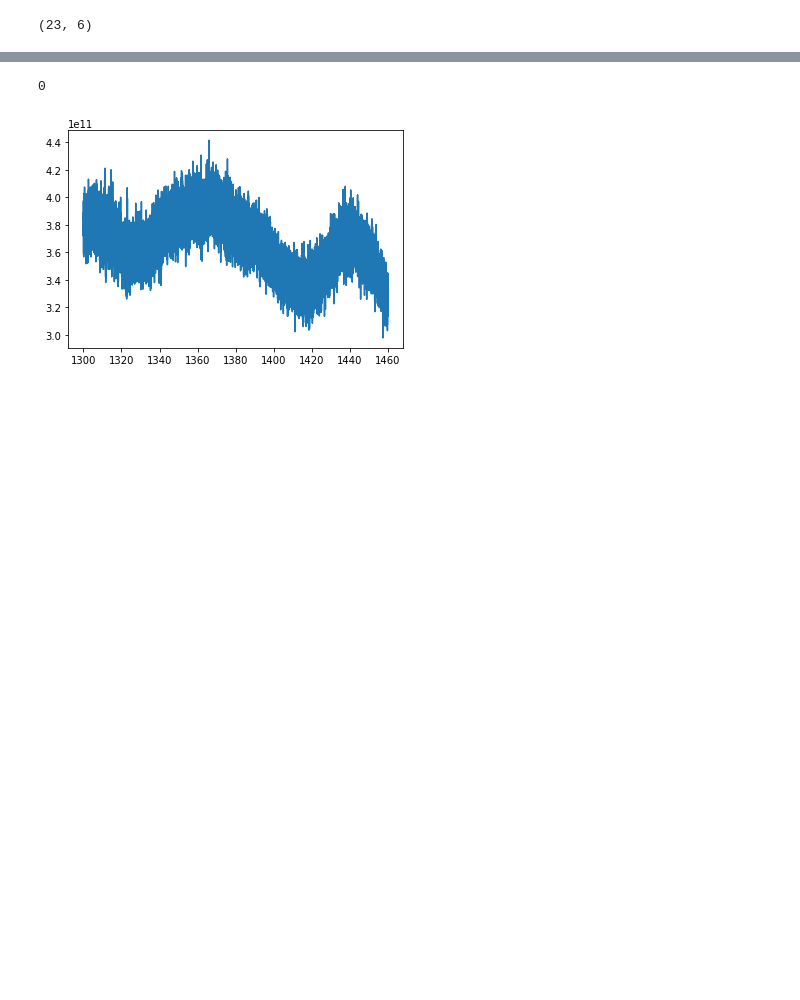
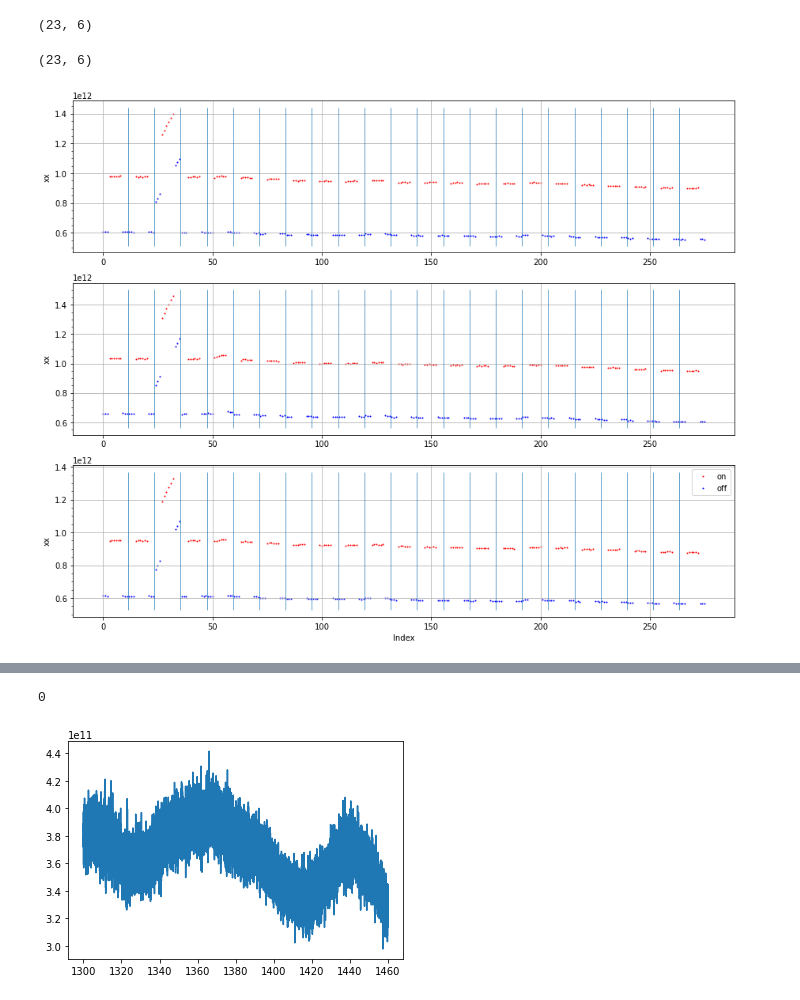
Before and after one commit to jyingjie/hifast, a Jupyter notebook: nbs/00_cal.ipynb, the cells around one changed output, grey strips where cells are left out. Cells and saved outputs as stored; diff of their text form; code cells hidden in the pictures; blank space fills up the shorter version.

```diff
--- a/nbs/00_cal.ipynb
+++ b/nbs/00_cal.ipynb
@@ -782,6 +790,15 @@ Fd.gen_out_name_base('./')
 Fd.inds_ton.shape
 # %% [output]
 (23, 6)
+# %%
+Fd.inds_ton.shape
+# %% [output]
+(23, 6)
+# %%
+%matplotlib inline
+p_cals = Fd._get_cal_power(Fd.inds_ton, Fd.inds_toff_bef, Fd.inds_toff_aft)
+# %% [output]
+[figure, added]
 # %%
 %matplotlib inline
 p_cals = Fd._get_cal_power(Fd.inds_ton, Fd.inds_toff_bef, Fd.inds_toff_aft)
```
Also changed, not shown: parts of 40 cells of this notebook, 2 other files.
